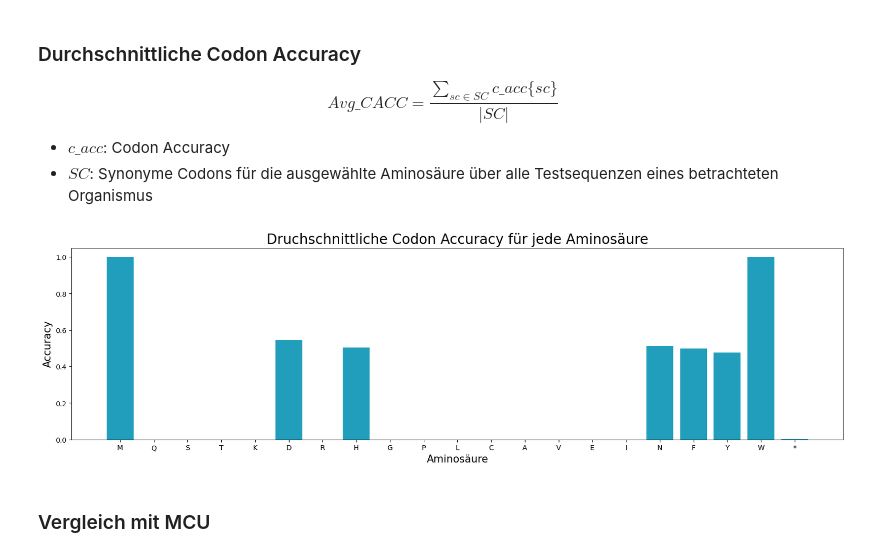
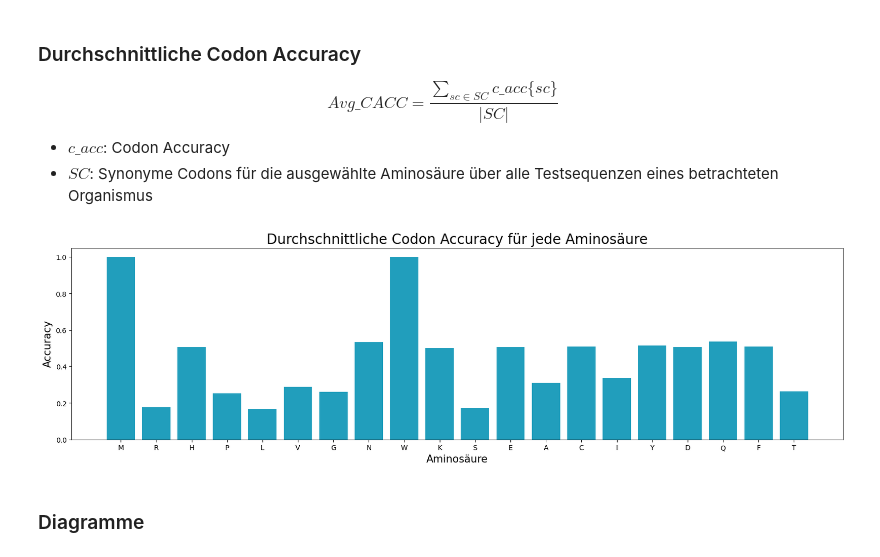
Before and after one commit to maxikuehn/PMDS_Codons, a Jupyter notebook: notebooks/RNN_Testing.ipynb, the cells around one changed output. Drawn from its saved outputs; the diff is of its cells as text; code cells hidden in the pictures.

```diff
--- a/notebooks/RNN_Testing.ipynb
+++ b/notebooks/RNN_Testing.ipynb
@@ -39,8 +41,9 @@ batch_size = 1
 min_length = None
 max_length = None
 padding_pos = "right" if batch_size > 1 else None
+shuffled = False
 
-test_dataset = mlh.CodonDataset(organism=organism, split="test", min_length=min_length, max_length=max_length, padding_pos=padding_pos)
+test_dataset = mlh.CodonDataset(organism=organism, split="test", shuffled=shuffled, min_length=min_length, max_length=max_length, padding_pos=padding_pos)
 test_loader = DataLoader(test_dataset, batch_size=batch_size)
 print("Länge test_dataset:", len(test_dataset))
 # %% [output]
@@ -141,8 +149,6 @@ $$Avg\_CACC = \frac{\sum_{sc \in SC} c\_acc\{sc\}}{|SC|} $$
 - $c\_acc$: Codon Accuracy
 - $SC$: Synonyme Codons für die ausgewählte Aminosäure über alle Testsequenzen eines betrachteten Organismus
 # %%
-ml_evaluation.plot_avg_aa_acc(labels, predicted).show()
+mle.plot_avg_aa_acc(labels, predicted).show()
 # %% [output]
-[figure, old version]
+[figure, new version]
-# %% [markdown]
-### Vergleich mit MCU
@@ -150,0 +155,2 @@ usage_biases = pd.read_pickle(f"../data/{organism}/usageBias.pkl")
+# %% [markdown]
+### Diagramme
```
Also changed, not shown: parts of 15 cells of this notebook, 3 other files.
